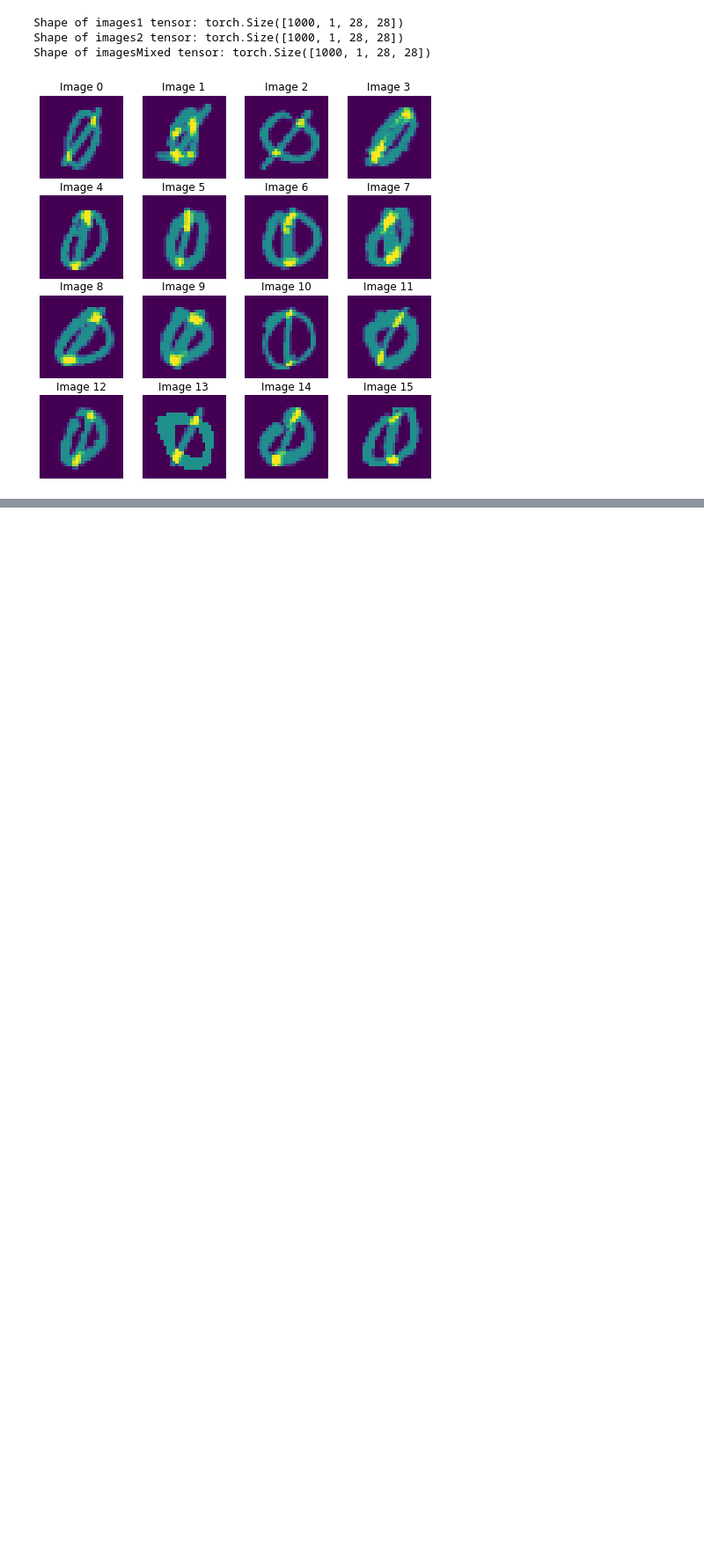
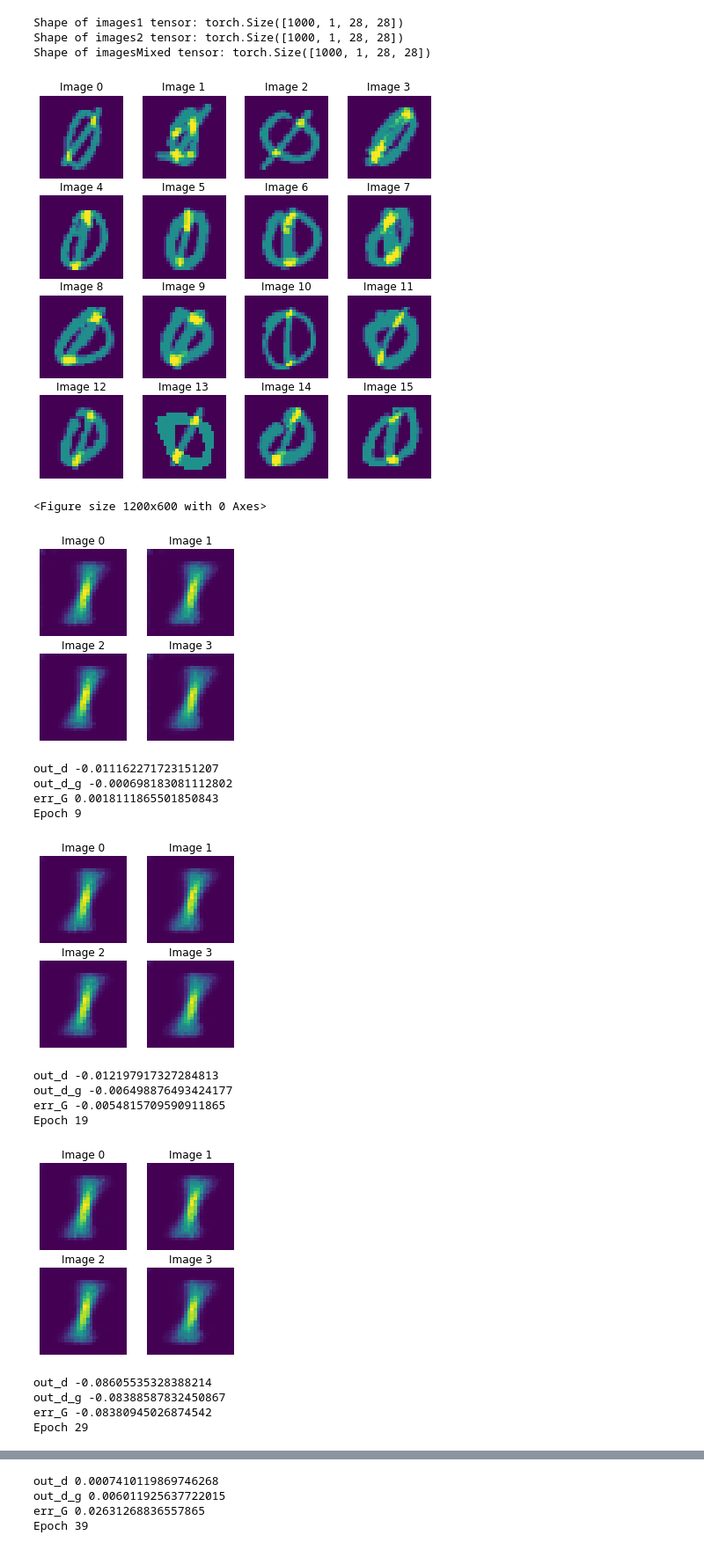
Before and after one commit to AlexDodon/sourceseparation_misc, a Jupyter notebook: overlapped_images.ipynb, the cells around one changed output, grey strips where cells are left out. Shown: that part at 88% size. Saved outputs shown, nothing was run; the diff lists cells and outputs as text; code cells hidden in the pictures; blank space fills up the shorter version.

```diff
--- a/overlapped_images.ipynb
+++ b/overlapped_images.ipynb
@@ -264,7 +262,8 @@ def adversarial_trainer(
 
     for epoch in range(epochs):
         for batch, ([ft], [noise]) in enumerate(zip(train_loader, noise_loader)):
-            ft = ft.squeeze()
+            ft = ft.squeeze().to(device)
+            noise = noise.to(device)
 
             for disc_ep in range(Diters):
                 for p in discriminator.parameters():
@@ -305,7 +304,7 @@ def adversarial_trainer(
         dFakeErr
         gErr
         if (epoch + 1) % 10 == 0:
-            showImageGrid(out_g.detach().numpy(), 2, 2, 28, 28, [4,4])
+            showImageGrid(out_g.cpu().detach().numpy(), 2, 2, 28, 28, [4,4])
             print("out_d {}".format(out_d.mean()))
             print("out_d_g {}".format(out_d_g.mean()))
             print("err_G {}".format(err_G.mean()))
@@ -315,27 +314,44 @@ batchSize = 1000
 train_loader, test_loader = get_loaders(batchSize)
 noise1, noise2, loader1, loader2, loader_mix = mixDigits(1,0,train_loader, 200, batchSize)
 # %%
-gen1 = netG_images(inputSize=200, hiddenSize=50, outputSize=28*28)
-disc1 = netD_images(inputSize=28*28, hiddenSize=50)
-gen2 = netG_images(inputSize=200, hiddenSize=50, outputSize=28*28)
-disc2 = netD_images(inputSize=28*28, hiddenSize=50)
+gen1 = netG_images(inputSize=200, hiddenSize=50, outputSize=28*28).to(device)
+disc1 = netD_images(inputSize=28*28, hiddenSize=50).to(device)
+gen2 = netG_images(inputSize=200, hiddenSize=50, outputSize=28*28).to(device)
+disc2 = netD_images(inputSize=28*28, hiddenSize=50).to(device)
 
 adversarial_trainer(
     train_loader=loader1,
     noise_loader=noise1,
     generator=gen1,
     discriminator=disc1,
     epochs=100,
     learningRate=0.001,
     criterion=nn.BCELoss()
 )
 
 adversarial_trainer(
     train_loader=loader2,
     noise_loader=noise2,
     generator=gen2,
     discriminator=disc2,
     epochs=100,
     learningRate=0.001,
     criterion=nn.BCELoss()
 )
+# %% [output]
+<Figure size 1200x600 with 0 Axes>
+[figure, added]
+out_d -0.011162271723151207
+out_d_g -0.000698183081112802
+err_G 0.0018111865501850843
+Epoch 9
+[figure, added]
+out_d -0.012197917327284813
+out_d_g -0.006498876493424177
+err_G -0.0054815709590911865
+Epoch 19
+[figure, added]
+out_d -0.08605535328388214
+out_d_g -0.08388587832450867
+err_G -0.08380945026874542
+Epoch 29
@@ -341,0 +359,4 @@ adversarial_trainer(
+out_d 0.0007410119869746268
+out_d_g 0.006011925637722015
+err_G 0.02631268836557865
+Epoch 39
```
Also changed, not shown: parts of 4 cells of this notebook.
